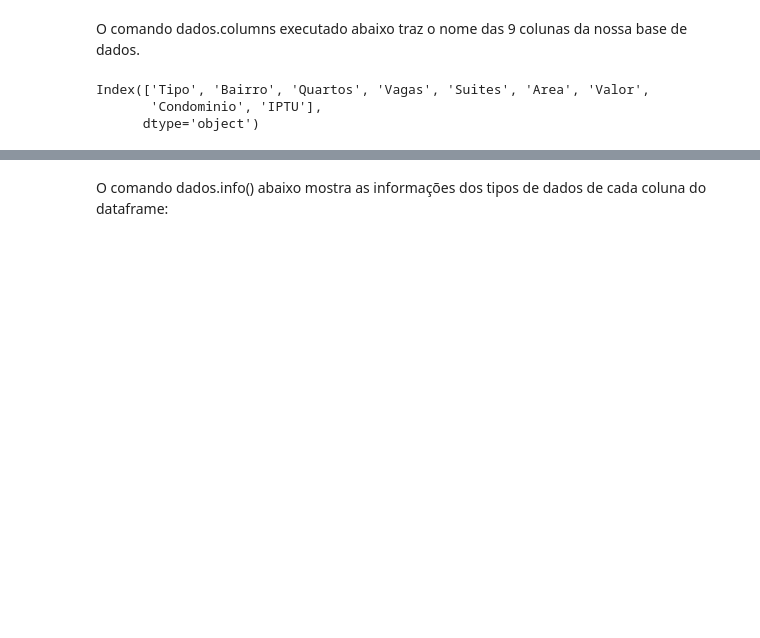
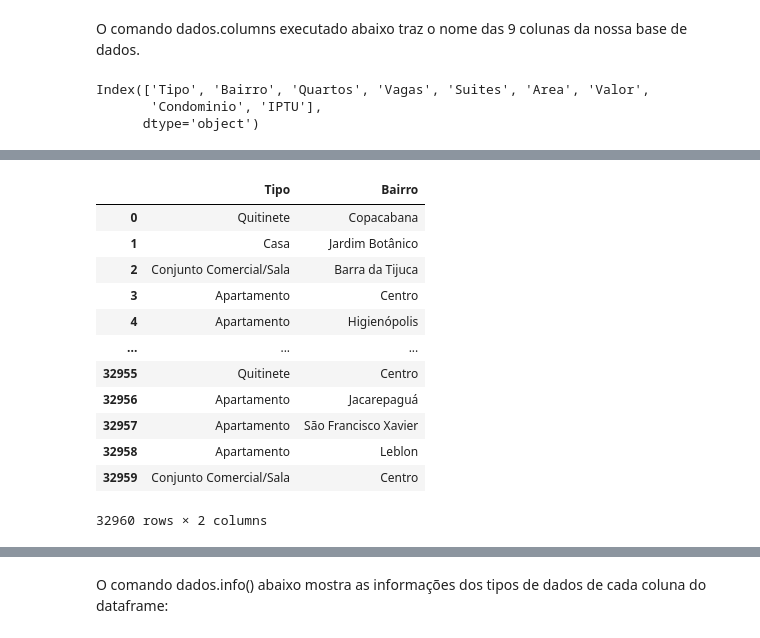
Before and after one commit to GabiDeutner/Python_Data_Science, a Jupyter notebook: notebook_inicial.ipynb, the cells around one changed output, grey strips where cells are left out. Drawn from its saved outputs; the diff is of its cells as text; code cells hidden in the pictures; blank space fills up the shorter version.

```diff
--- a/notebook_inicial.ipynb
+++ b/notebook_inicial.ipynb
@@ -94,0 +111,17 @@ Index(['Tipo', 'Bairro', 'Quartos', 'Vagas', 'Suites', 'Area', 'Valor',
+# %%
+#selecionando múltiplas colunas
+dados[['Tipo', 'Bairro']]
+# %% [output]
+|  | Tipo | Bairro |
+| 0 | Quitinete | Copacabana |
+| 1 | Casa | Jardim Botânico |
+| 2 | Conjunto Comercial/Sala | Barra da Tijuca |
+| 3 | Apartamento | Centro |
+| 4 | Apartamento | Higienópolis |
+| ... | ... | ... |
+| 32955 | Quitinete | Centro |
+| 32956 | Apartamento | Jacarepaguá |
+| 32957 | Apartamento | São Francisco Xavier |
+| 32958 | Apartamento | Leblon |
+| 32959 | Conjunto Comercial/Sala | Centro |
+32960 rows × 2 columns
```
Also changed, not shown: parts of 5 cells of this notebook.
